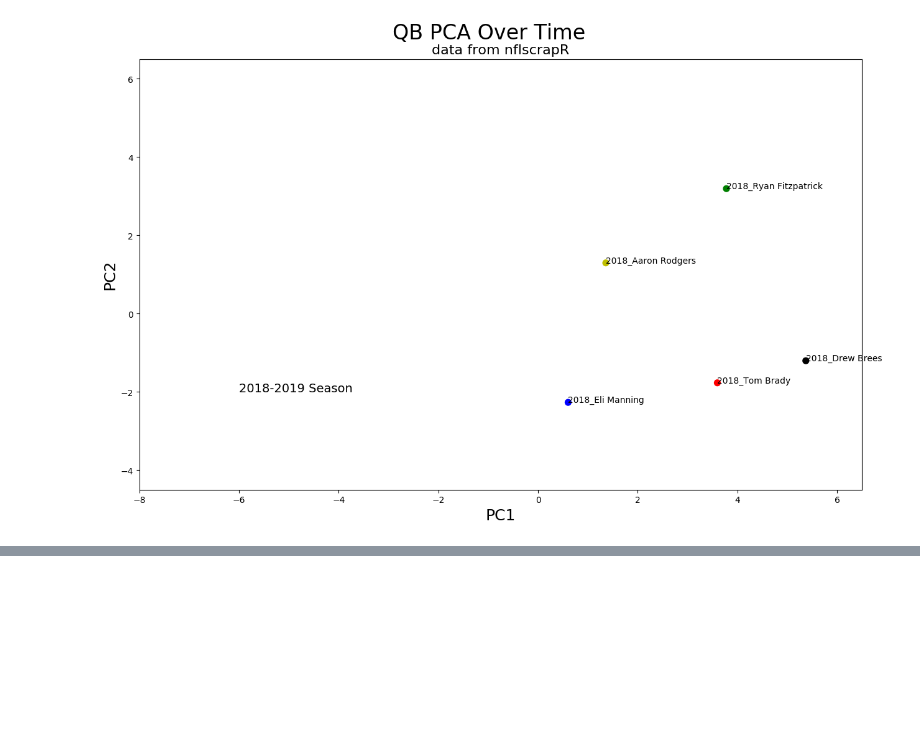
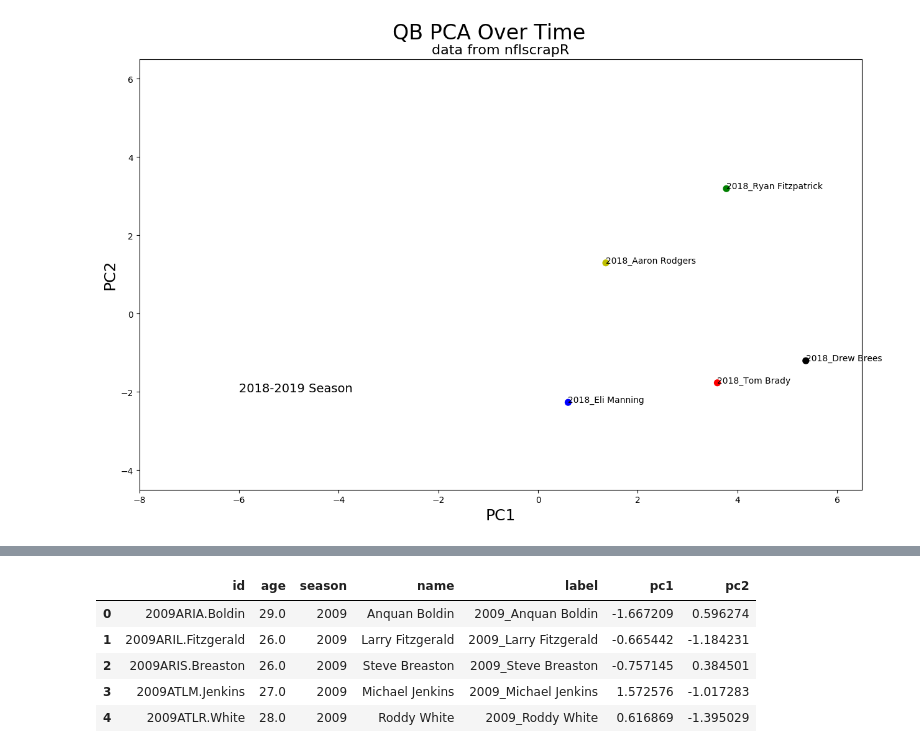
Before and after one commit to btatkinson/player_vectors, a Jupyter notebook: player_vectors.ipynb, the cells around one changed output, grey strips where cells are left out. Saved outputs shown, nothing was run; the diff lists cells and outputs as text; code cells hidden in the pictures; blank space fills up the shorter version.

```diff
--- a/player_vectors.ipynb
+++ b/player_vectors.ipynb
@@ -729,0 +939,34 @@ See the caveats in the documentation: http://pandas.pydata.org/pandas-docs/stabl
+# %%
+features = cols[1:]
+labels = cols[:1]
+
+# Separating out the features
+x = gc.loc[:, features].values
+labels = gc.loc[:,labels]
+
+
+roster_names = roster[['id','age','season','name']]
+roster_names = roster_names.drop_duplicates()
+
+labels = pd.merge(how='left',left=labels, right=roster_names, on=['id'])
+
+labels['label'] = labels['season'].astype(str) + '_' + labels['name']
+# %%
+x = gc.loc[:, features].values
+x = StandardScaler().fit_transform(x)
+
+pca = PCA(n_components=2)
+principalComponents = pca.fit_transform(x)
+pca_wr = pd.DataFrame(data = principalComponents
+             , columns = ['pc1', 'pc2'])
+
+pca_wr = pd.concat([labels,pca_wr],axis=1)
+
+pca_wr.head(5)
+# %% [output]
+|  | id | age | season | name | label | pc1 | pc2 |
+| 0 | 2009ARIA.Boldin | 29.0 | 2009 | Anquan Boldin | 2009_Anquan Boldin | -1.667209 | 0.596274 |
+| 1 | 2009ARIL.Fitzgerald | 26.0 | 2009 | Larry Fitzgerald | 2009_Larry Fitzgerald | -0.665442 | -1.184231 |
+| 2 | 2009ARIS.Breaston | 26.0 | 2009 | Steve Breaston | 2009_Steve Breaston | -0.757145 | 0.384501 |
+| 3 | 2009ATLM.Jenkins | 27.0 | 2009 | Michael Jenkins | 2009_Michael Jenkins | 1.572576 | -1.017283 |
+| 4 | 2009ATLR.White | 28.0 | 2009 | Roddy White | 2009_Roddy White | 0.616869 | -1.395029 |
```
Also changed, not shown: parts of 21 cells of this notebook.
